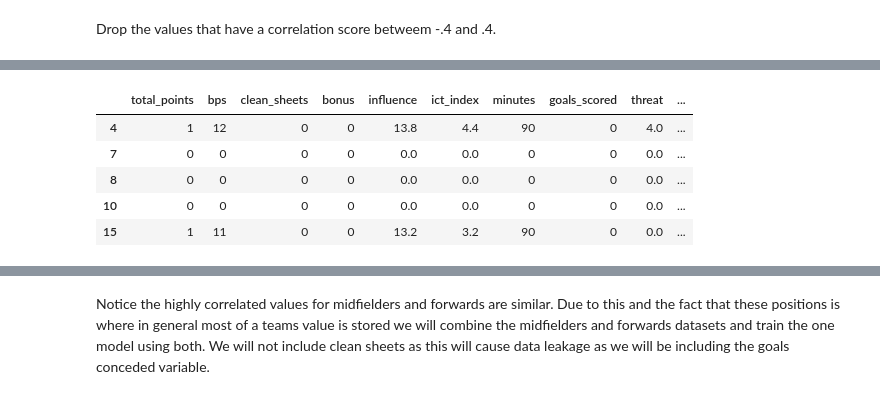
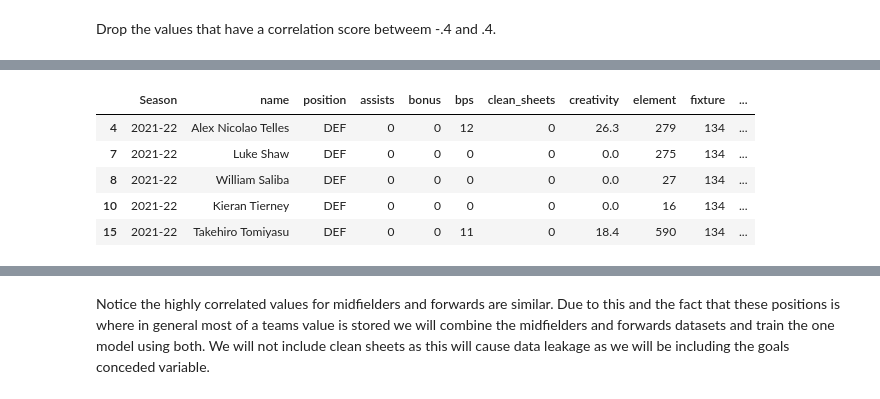
Before and after one commit to hledwards33/FPL_Predictive_Team_Selection, a Jupyter notebook: Data Analysis.ipynb, the cells around one changed output, grey strips where cells are left out. Saved outputs shown, nothing was run; the diff lists cells and outputs as text; code cells hidden in the pictures.

```diff
--- a/Data Analysis.ipynb
+++ b/Data Analysis.ipynb
@@ -280,7 +280,7 @@ prem_tables.head()
 df.rename(columns={'season_x': 'Season'}, inplace=True)
 prem_tables.rename(columns={'Team': 'opp_team_name'}, inplace=True)
 
-df = pd.merge(df, prem_tables, how='left', on=['Season', 'opp_team_name']).drop(['opp_team_name', 'opp_team'])
+df = pd.merge(df, prem_tables, how='left', on=['Season', 'opp_team_name']).drop(['opp_team_name', 'opponent_team'], axis=1)
 df.head()
 # %% [output]
 |  | Season | name | position | assists | bonus | bps | clean_sheets | creativity | element | fixture | ... |
@@ -409,16 +409,16 @@ penalties_saved           NaN
 saves                     NaN
 Name: total_points, dtype: float64
 # %%
-defenders = defenders[['total_points', 'bps', 'clean_sheets', 'bonus', 'influence', 'ict_index', 'minutes',
+defenders_correlated = defenders[['Season', 'name', 'position', 'team', 'total_points', 'bps', 'clean_sheets', 'bonus', 'influence', 'ict_index', 'minutes',
                        'goals_scored', 'threat', 'assists', 'creativity', 'value', 'selected']]
 defenders.head()
 # %% [output]
-|  | total_points | bps | clean_sheets | bonus | influence | ict_index | minutes | goals_scored | threat | ... |
-| 4 | 1 | 12 | 0 | 0 | 13.8 | 4.4 | 90 | 0 | 4.0 | ... |
-| 7 | 0 | 0 | 0 | 0 | 0.0 | 0.0 | 0 | 0 | 0.0 | ... |
-| 8 | 0 | 0 | 0 | 0 | 0.0 | 0.0 | 0 | 0 | 0.0 | ... |
-| 10 | 0 | 0 | 0 | 0 | 0.0 | 0.0 | 0 | 0 | 0.0 | ... |
-| 15 | 1 | 11 | 0 | 0 | 13.2 | 3.2 | 90 | 0 | 0.0 | ... |
+|  | Season | name | position | assists | bonus | bps | clean_sheets | creativity | element | fixture | ... |
+| 4 | 2021-22 | Alex Nicolao Telles | DEF | 0 | 0 | 12 | 0 | 26.3 | 279 | 134 | ... |
+| 7 | 2021-22 | Luke Shaw | DEF | 0 | 0 | 0 | 0 | 0.0 | 275 | 134 | ... |
+| 8 | 2021-22 | William Saliba | DEF | 0 | 0 | 0 | 0 | 0.0 | 27 | 134 | ... |
+| 10 | 2021-22 | Kieran Tierney | DEF | 0 | 0 | 0 | 0 | 0.0 | 16 | 134 | ... |
+| 15 | 2021-22 | Takehiro Tomiyasu | DEF | 0 | 0 | 11 | 0 | 18.4 | 590 | 134 | ... |
 # %%
 midfielders.corr()['total_points'].sort_values()
 # %% [output]
```
Also changed, not shown: parts of 9 cells of this notebook, 6 other files.
